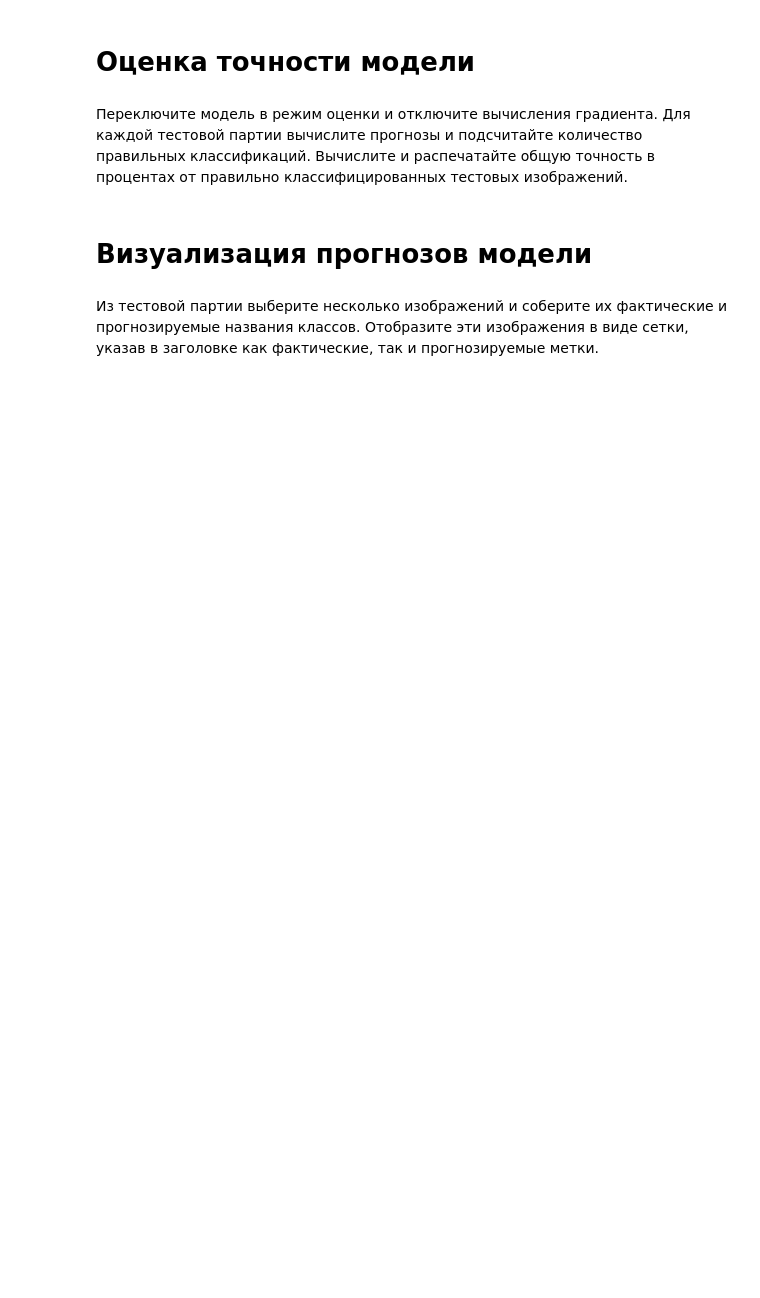
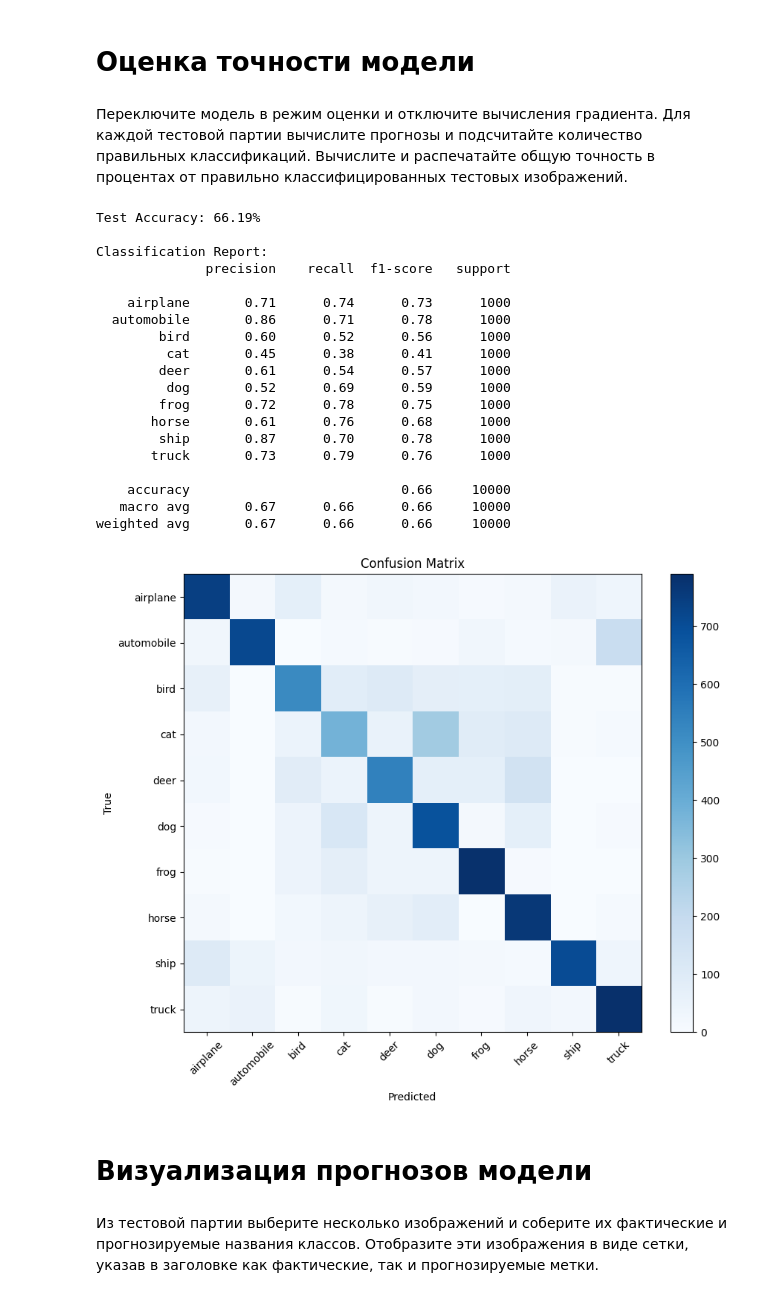
Before and after one commit to KrisTinaShch/TM_CNN, a Jupyter notebook: CIFAR_CNN.ipynb, the cells around one changed output. Cells and saved outputs as stored; diff of their text form; code cells hidden in the pictures; blank space fills up the shorter version.

```diff
--- a/CIFAR_CNN.ipynb
+++ b/CIFAR_CNN.ipynb
@@ -216,6 +247,61 @@ Epoch  8 | Train Loss: 1.2886 | Train Acc: 53.6140% | Test Loss: 1.1420 | Test A
 Переключите модель в режим оценки и отключите вычисления градиента.
 Для каждой тестовой партии вычислите прогнозы и подсчитайте количество правильных классификаций.
 Вычислите и распечатайте общую точность в процентах от правильно классифицированных тестовых изображений.
+# %%
+model.eval()
+correct = 0
+total = 0
+all_preds = []
+all_labels = []
+
+with torch.no_grad():
+    for images, labels in test_loaders:
+        images, labels = images.to(device), labels.to(device)
+        outputs = model(images)
+        _, predicted = torch.max(outputs, 1)
+        total += labels.size(0)
+        correct += (predicted == labels).sum().item()
+        all_preds.extend(predicted.cpu().numpy())
+        all_labels.extend(labels.cpu().numpy())
+
+accuracy = 100 * correct / total
+print(f'Test Accuracy: {accuracy:.2f}%')
+
+from sklearn.metrics import classification_report, confusion_matrix
+print("\nClassification Report:")
+print(classification_report(all_labels, all_preds, target_names=test_dataset.classes))
+
+cm = confusion_matrix(all_labels, all_preds)
+plt.figure(figsize=(10, 8))
+plt.imshow(cm, cmap='Blues')
+plt.colorbar()
+plt.xticks(range(10), test_dataset.classes, rotation=45)
+plt.yticks(range(10), test_dataset.classes)
+plt.xlabel('Predicted')
+plt.ylabel('True')
+plt.title('Confusion Matrix')
+plt.show()
+# %% [output]
+Test Accuracy: 66.19%
+
+Classification Report:
+              precision    recall  f1-score   support
+
+    airplane       0.71      0.74      0.73      1000
+  automobile       0.86      0.71      0.78      1000
+        bird       0.60      0.52      0.56      1000
+         cat       0.45      0.38      0.41      1000
+        deer       0.61      0.54      0.57      1000
+         dog       0.52      0.69      0.59      1000
+        frog       0.72      0.78      0.75      1000
+       horse       0.61      0.76      0.68      1000
+        ship       0.87      0.70      0.78      1000
+       truck       0.73      0.79      0.76      1000
+
+    accuracy                           0.66     10000
+   macro avg       0.67      0.66      0.66     10000
+weighted avg       0.67      0.66      0.66     10000
+[figure, added]
 # %% [markdown]
 # Визуализация прогнозов модели
 # %% [markdown]
```
Also changed, not shown: parts of 3 cells of this notebook.
